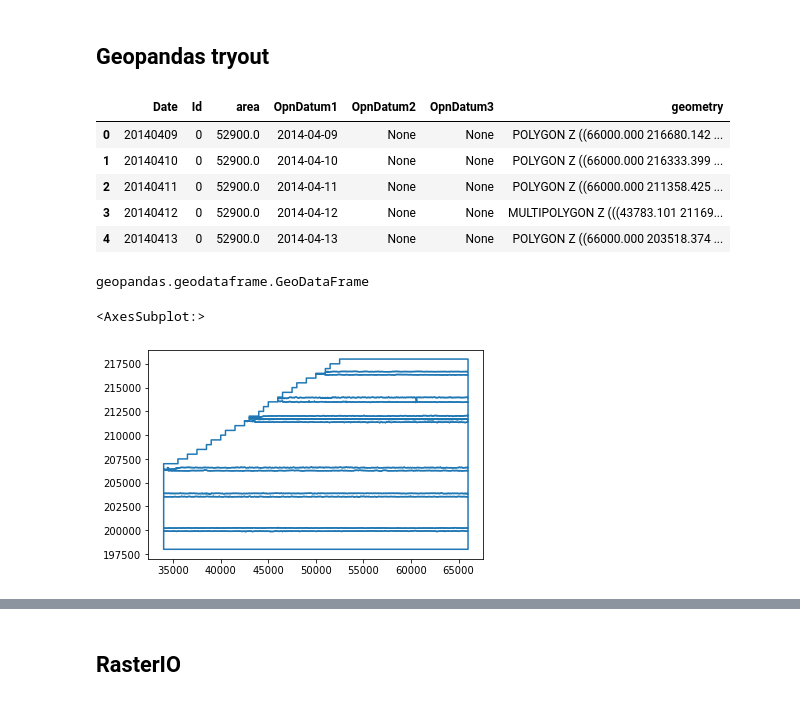
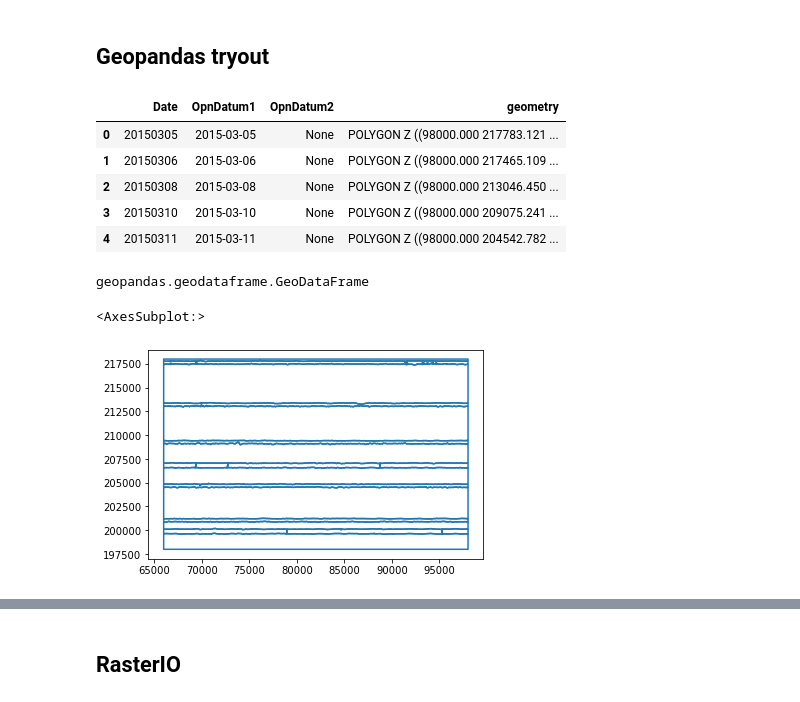
Before and after one commit to Maarten-Vandaele/Maarten_3DHouseProject, a Jupyter notebook: Maarten_3DhouseProject.ipynb, the cells around one changed output, grey strips where cells are left out. Drawn from its saved outputs; the diff is of its cells as text; code cells hidden in the pictures.

```diff
--- a/Maarten_3DhouseProject.ipynb
+++ b/Maarten_3DhouseProject.ipynb
@@ -11,16 +11,16 @@ tiff5 = './assets/DHMVIIDSMRAS1m_k05.tif'
 tiff12 = "./assets/DHMVIIDSMRAS1m_k12.tif"
 tiff13 = "./assets/DHMVIIDSMRAS1m_k13.tif"
 # %%
-SHP12 = gpd.read_file('./assets/DHMVIIDSMRAS1m_k12/DHMVII_vdc_k12.shp')
+SHP13 = gpd.read_file('./assets/DHMVIIDSMRAS1m_k13/DHMVII_vdc_k13.shp')
 # %% [markdown]
 ## Geopandas tryout
 # %%
-SHP12.head()
+SHP13.head()
 # %% [output]
-|  | Date | Id | area | OpnDatum1 | OpnDatum2 | OpnDatum3 | geometry |
-| 0 | 20140409 | 0 | 52900.0 | 2014-04-09 | None | None | POLYGON Z ((66000.000 216680.142 ... |
-| 1 | 20140410 | 0 | 52900.0 | 2014-04-10 | None | None | POLYGON Z ((66000.000 216333.399 ... |
-| 2 | 20140411 | 0 | 52900.0 | 2014-04-11 | None | None | POLYGON Z ((66000.000 211358.425 ... |
-| 3 | 20140412 | 0 | 52900.0 | 2014-04-12 | None | None | MULTIPOLYGON Z (((43783.101 21169... |
-| 4 | 20140413 | 0 | 52900.0 | 2014-04-13 | None | None | POLYGON Z ((66000.000 203518.374 ... |
+|  | Date | OpnDatum1 | OpnDatum2 | geometry |
+| 0 | 20150305 | 2015-03-05 | None | POLYGON Z ((98000.000 217783.121 ... |
+| 1 | 20150306 | 2015-03-06 | None | POLYGON Z ((98000.000 217465.109 ... |
+| 2 | 20150308 | 2015-03-08 | None | POLYGON Z ((98000.000 213046.450 ... |
+| 3 | 20150310 | 2015-03-10 | None | POLYGON Z ((98000.000 209075.241 ... |
+| 4 | 20150311 | 2015-03-11 | None | POLYGON Z ((98000.000 204542.782 ... |
 # %%
@@ -28,7 +28,7 @@ type(SHP12)
 # %% [output]
 geopandas.geodataframe.GeoDataFrame
 # %%
-SHP12.boundary.plot() #only border info
+SHP13.boundary.plot() #only border info
 # %% [output]
 <AxesSubplot:>
-[figure, old version]
+[figure, new version]
```
Also changed, not shown: parts of 19 cells of this notebook.
